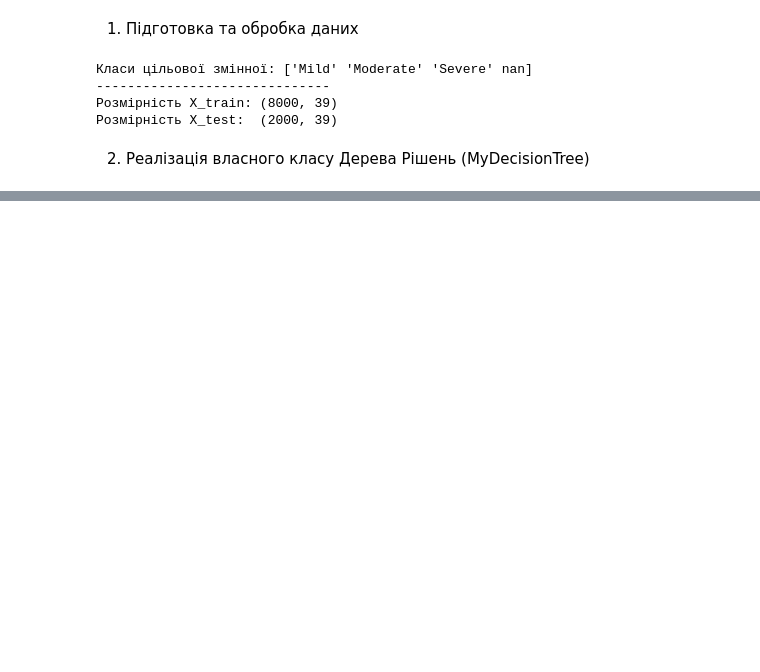
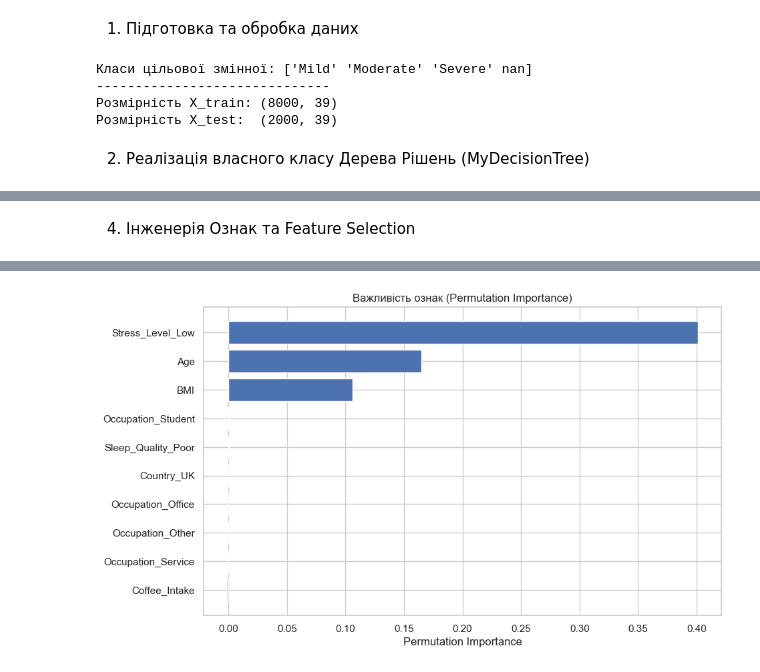
Before and after one commit to Doromido/ML-FeI-43, a Jupyter notebook: lab4/main.ipynb, the cells around one changed output, grey strips where cells are left out. Cells and saved outputs as stored; diff of their text form; code cells hidden in the pictures; blank space fills up the shorter version.

```diff
--- a/lab4/main.ipynb
+++ b/lab4/main.ipynb
@@ -175,0 +241,75 @@ print("Клас MyDecisionTree реалізовано.")
+# %% [markdown]
+4. Інженерія Ознак та Feature Selection
+# %%
+# 1. Інженерія ознак
+# Використовуємо df_encoded з першого етапу
+df_new = df_encoded.copy()
+
+# [cite_start]Створення ознаки взаємодії: Кава * Сон [cite: 210]
+if 'Coffee_Intake' in df_new.columns and 'Sleep_Hours' in df_new.columns:
+    df_new['Coffee_Sleep_Interaction'] = df_new['Coffee_Intake'] * df_new['Sleep_Hours']
+
+# [cite_start]Бінінг віку (розбиття на категорії) [cite: 210]
+# 18-30: Young, 30-50: Middle, 50+: Old
+if 'Age' in df_new.columns:
+    df_new['Age_Bin'] = pd.cut(df_new['Age'], bins=[0, 30, 50, 100], labels=[0, 1, 2]).astype(int)
+
+# [cite_start]2. Видалення висококорельованих ознак (> 0.8) [cite: 194]
+corr_matrix = df_new.corr().abs()
+upper = corr_matrix.where(np.triu(np.ones(corr_matrix.shape), k=1).astype(bool))
+to_drop = [column for column in upper.columns if any(upper[column] > 0.8)]
+
+print(f"Видалені корельовані ознаки: {to_drop}")
+df_new = df_new.drop(columns=to_drop)
+
+# [cite_start]3. Нормалізація числових ознак [cite: 217-221]
+scaler = StandardScaler()
+# Знаходимо числові колонки (крім цільової та бінарних)
+num_cols = df_new.select_dtypes(include=['int64', 'float64']).columns
+num_cols = [c for c in num_cols if c != 'Health_Issues' and df_new[c].nunique() > 2]
+
+df_new[num_cols] = scaler.fit_transform(df_new[num_cols])
+
+# Підготовка нових X та y
+X_new = df_new.drop('Health_Issues', axis=1).values
+y_new = df_new['Health_Issues'].values
+feature_names_new = df_new.drop('Health_Issues', axis=1).columns
+
+# Розподіл на вибірки
+X_train_new, X_test_new, y_train_new, y_test_new = train_test_split(X_new, y_new, test_size=0.2, random_state=42)
+
+# [cite_start]4. Feature Selection за допомогою MyDecisionTree [cite: 223-227]
+print("Навчання дерева для відбору ознак...")
+selector_tree = MyDecisionTree(max_depth=5)
+selector_tree.fit(X_train_new, y_train_new)
+
+# Отримання важливості та вибір Топ-10
+importances = selector_tree.feature_importances_
+indices = np.argsort(importances)[::-1] # Сортування за спаданням
+top_k = 10
+top_indices = indices[:top_k]
+selected_features = feature_names_new[top_indices]
+
+print(f"\nТоп-{top_k} відібраних ознак:\n{selected_features.tolist()}")
+
+# 5. Перенавчання моделі на відібраних ознаках
+X_train_selected = X_train_new[:, top_indices]
+X_test_selected = X_test_new[:, top_indices]
+
+rf_selected = RandomForestClassifier(n_estimators=100, max_depth=5, random_state=42)
+rf_selected.fit(X_train_selected, y_train_new)
+y_pred_selected = rf_selected.predict(X_test_selected)
+
+print(f"\nТочність (Random Forest) на топ-{top_k} ознаках: {accuracy_score(y_test_new, y_pred_selected):.4f}")
+
+# [cite_start]Порівняння feature importance (Permutation Importance) [cite: 230]
+perm_importance = permutation_importance(rf_selected, X_test_selected, y_test_new, n_repeats=10, random_state=42)
+
+# Візуалізація Permutation Importance
+sorted_idx = perm_importance.importances_mean.argsort()
+plt.figure(figsize=(10, 6))
+plt.barh(selected_features[sorted_idx], perm_importance.importances_mean[sorted_idx])
+plt.xlabel("Permutation Importance")
+plt.title("Важливість ознак (Permutation Importance)")
+plt.show()
+# %% [output]
@@ -175,0 +323 @@ print("Клас MyDecisionTree реалізовано.")
+[figure, added]
```
Also changed, not shown: parts of 5 cells of this notebook.
